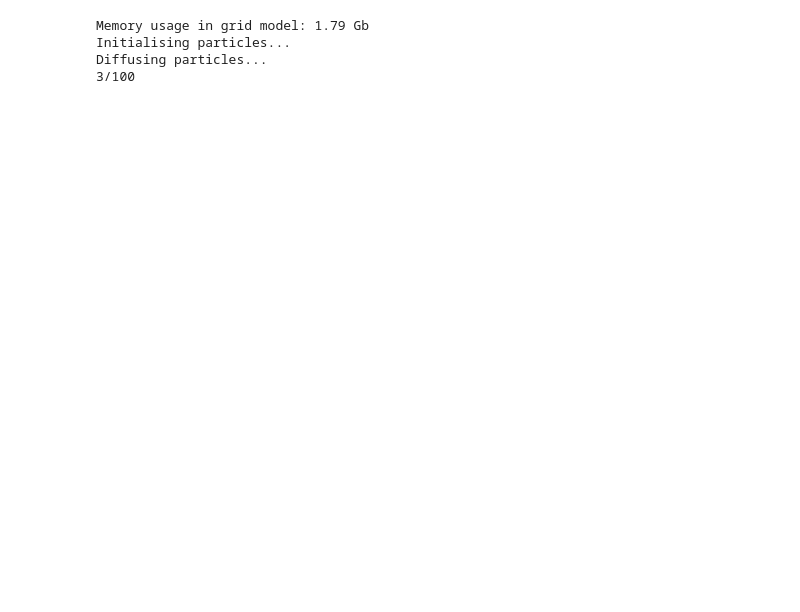
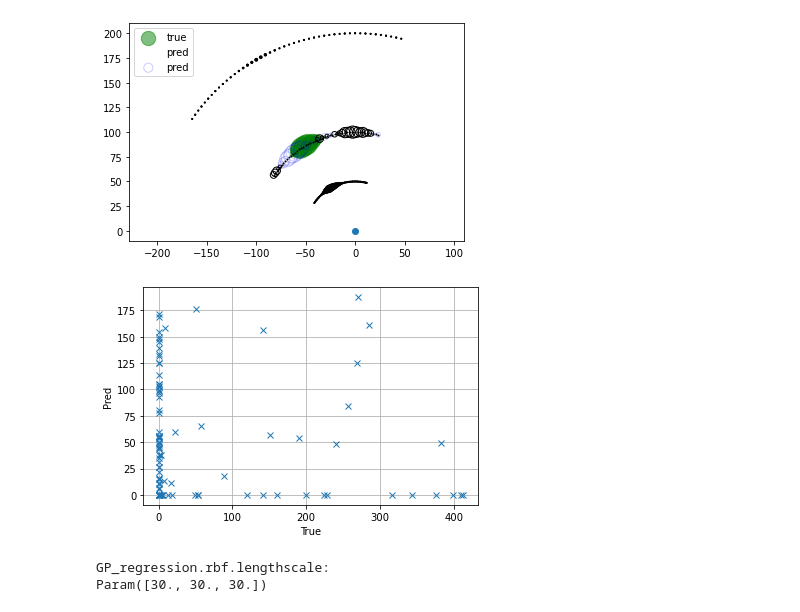
Before and after one commit to SheffieldML/advectionGPdatasets, a Jupyter notebook: juypter/Round Hill 2 example XVAL.ipynb, the cells around one changed output. Saved outputs shown, nothing was run; the diff lists cells and outputs as text; code cells hidden in the pictures; blank space fills up the shorter version.

```diff
--- a/juypter/Round Hill 2 example XVAL.ipynb
+++ b/juypter/Round Hill 2 example XVAL.ipynb
@@ -31,46 +7,0 @@ plt.scatter(X[:,2],X[:,3],Y+1)
-# %%
-#set up our model...
-N_feat = 10000 #10000 #Number of features used to infer the source
-Nparticles = 20
-#k = EQ(np.array([50,12,12]), 1000)
-k = EQ(np.array([50,10,10]), 1000)
-res = [100,100,100]
-gbs = ((np.prod(res)*len(X)*8)/1024/1024/1000)
-print("Memory usage in grid model: %0.2f Gb" % gbs)
-#assert gbs<6, "TOO BIG :("
-noiseSD = 0.1
-sensors = FixedSensorModel(X,3)
-windmodel=WindSimple(rh.experiments[0].windX,rh.experiments[0].windY)
-k_0 = 1
-mInfer = Model(resolution=res,boundary=boundary,N_feat=N_feat,noiseSD=noiseSD,kernel=k,sensormodel=sensors,windmodel=windmodel,k_0=k_0) #Initiate new model for inference
-mInfer.computeModelRegressors(Nparticles=Nparticles) # Compute regressor matrix
-print("Computed Regressors")
-meanZ, covZ = mInfer.computeZDistribution(Y) # Infers z vector mean and covariance using regressor matrix
-
-Nsamps = 1
-if Nsamps==1:
-    Zs = meanZ[None,:]
-else:
-    Zs = np.random.multivariate_normal(meanZ,covZ,Nsamps)
-
-sources = np.array([mInfer.computeSourceFromPhiInterpolated(z) for z in Zs])
-sourcemean = np.mean(sources,0)
-sourcevar = np.var(sources,0)
-
-#concmean,concvar = mInfer.computeConcentration(meanZ,covZ,Nsamps=5,Nparticles=25,interpolateSource=True)
-scaleby = [8,1,1]
-coords = mInfer.coords[:,::scaleby[0],::scaleby[1],::scaleby[2]]
-concmean,concvar,concentrations = mInfer.computeConcentration(Nparticles=Nparticles,Zs=Zs,interpolateSource=True,coords=coords)
-
-gridsource = mInfer.getGridCoord(np.array([0,0,0])) #location of ground truth source
-gridX = mInfer.getGridCoord(X[:,1:])/np.array(scaleby) #grid-coords of X (inputs)
-mInferCoords = mInfer.coords
-
-testsensors = FixedSensorModel(Xtest,3)
-particles = mInfer.genParticlesFromObservations(100,testsensors)[None,None,:,:,:].transpose([3,0,1,2,4])
-meanobs,varobs,obs = mInfer.computeConcentration(particles=particles,Zs=Zs,interpolateSource=True)
-# %% [output]
-Memory usage in grid model: 1.79 Gb
-Initialising particles...
-Diffusing particles...
-3/100
@@ -96,7 +8,30 @@ plt.legend()
+# %%
+import pickle
+#to erase the cache..
+#!rm roundhillmodel_cache.pkl
+try:
+    rhm = pickle.load(open('roundhillmodel_cache.pkl','rb'))
+    results = rhm.results
+except FileNotFoundError:
+    k = EQ(np.array([200,9,9]), 200)
+    rhm = RoundHillModel(N_feat=2000,Nparticles=15,k=k,)
+    results = rhm.compute(15)
+    pickle.dump(rhm,open('roundhillmodel_cache.pkl','wb'))
+# %%
+plt.figure()
+rhm.plot_test(timepoint=30)
+plt.figure()
+rhm.scatter_plot_test()
+# %% [output]
+[figure, added]
+[figure, added]
 # %%
 import GPy
 k = GPy.kern.RBF(3,ARD=True,lengthscale=30)
-m = GPy.models.GPRegression(X,Y[:,None],k)
-m.Gaussian_noise = 2
+m = GPy.models.GPRegression(rhm.X,rhm.Y[:,None],k)
+m.Gaussian_noise = 2.0
 #m.optimize()
 m.kern.lengthscale
+# %% [output]
+GP_regression.rbf.lengthscale:
+Param([30., 30., 30.])
```
Also changed, not shown: parts of 10 cells of this notebook, 3 other files.
